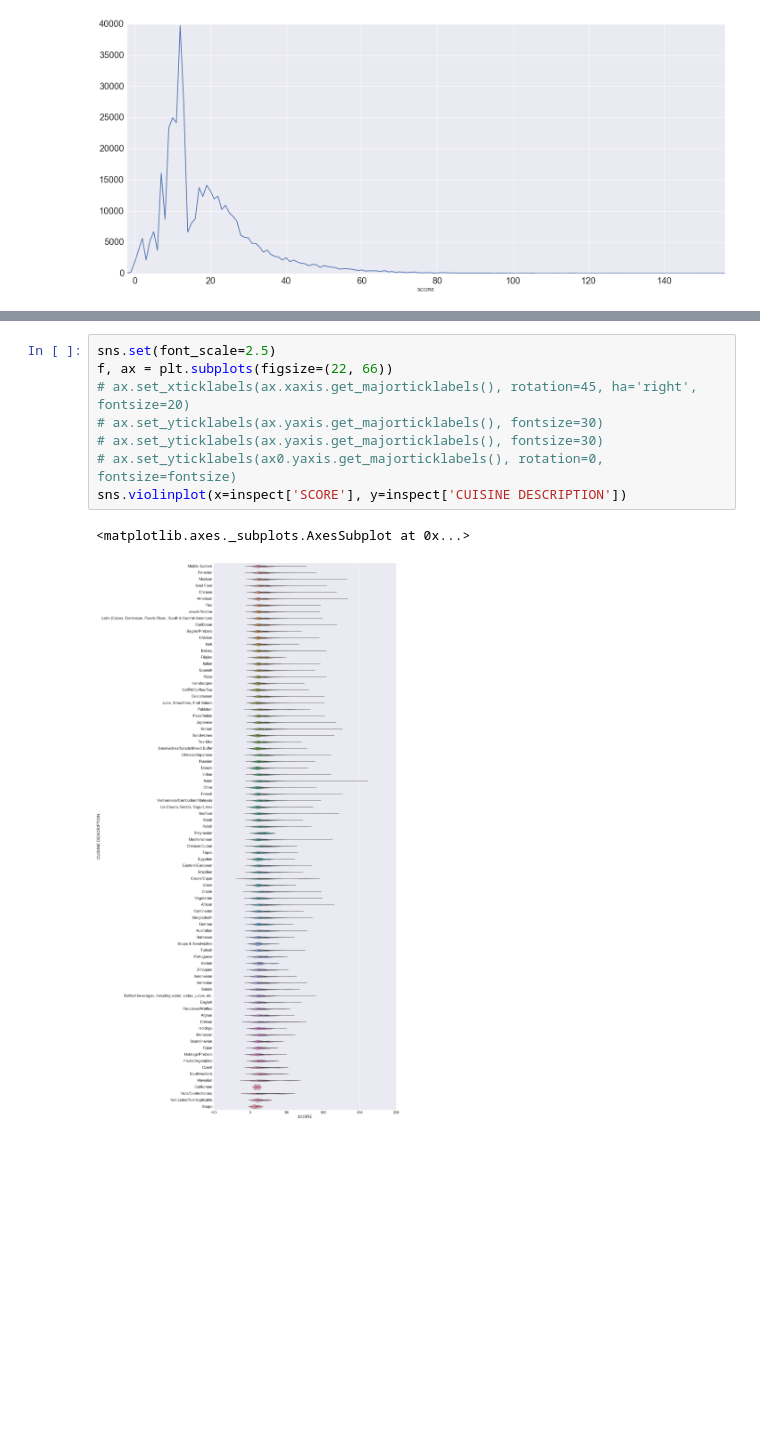
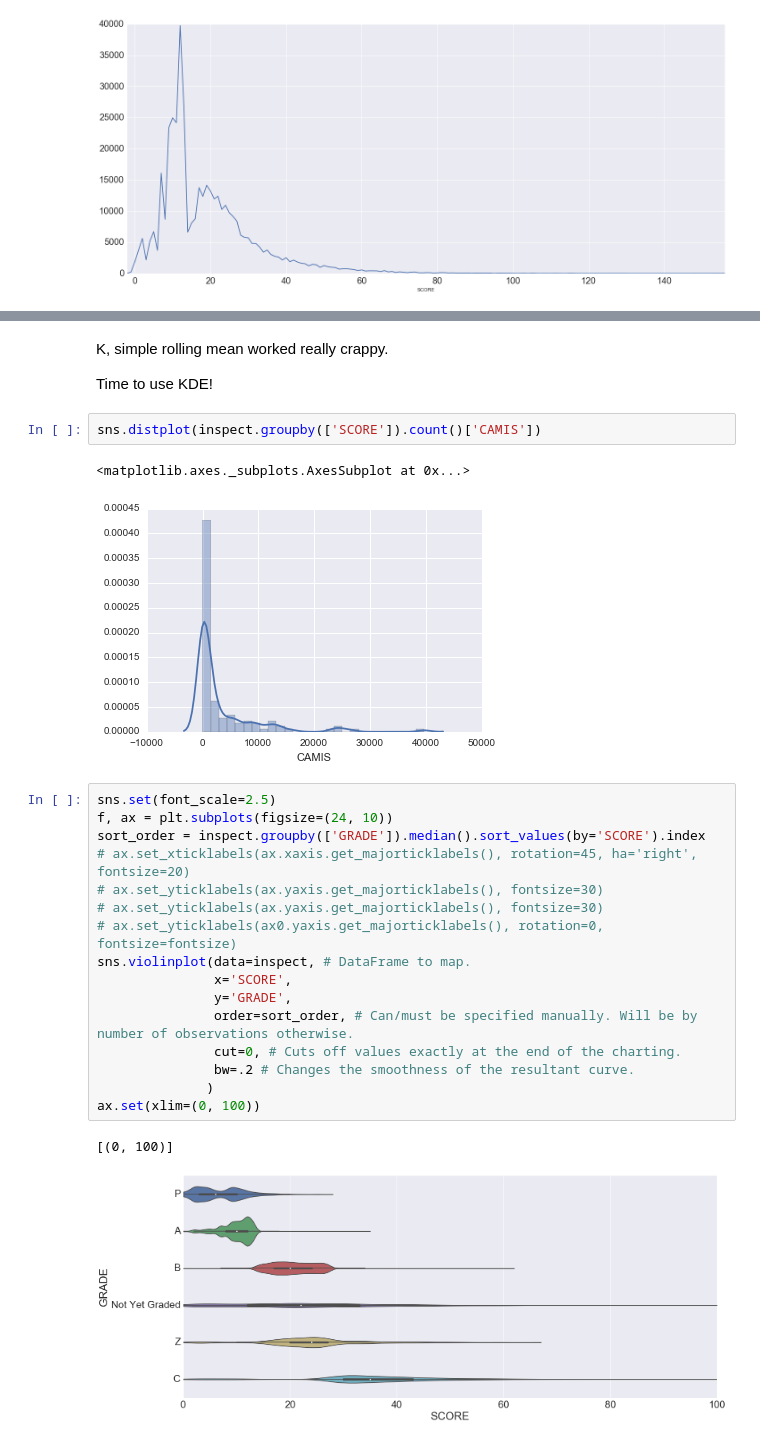
Before and after one commit to ResidentMario/nyc-health-inspections, a Jupyter notebook: seaborn_api_work.ipynb, the cells around one changed output, grey strips where cells are left out. Drawn from its saved outputs; the diff is of its cells as text; blank space fills up the shorter version.

```diff
--- a/seaborn_api_work.ipynb
+++ b/seaborn_api_work.ipynb
@@ -35,11 +44,28 @@ inspect.groupby(['SCORE']).count()['CAMIS'].plot(figsize=(24, 10), fontsize=20)
+# %% [markdown]
+K, simple rolling mean worked really crappy.
+
+Time to use KDE!
+# %%
+sns.distplot(inspect.groupby(['SCORE']).count()['CAMIS'])
+# %% [output]
+<matplotlib.axes._subplots.AxesSubplot at 0x...>
+[figure, added]
 # %%
 sns.set(font_scale=2.5)
-f, ax = plt.subplots(figsize=(22, 66))
+f, ax = plt.subplots(figsize=(24, 10))
+sort_order = inspect.groupby(['GRADE']).median().sort_values(by='SCORE').index
 # ax.set_xticklabels(ax.xaxis.get_majorticklabels(), rotation=45, ha='right', fontsize=20)
 # ax.set_yticklabels(ax.yaxis.get_majorticklabels(), fontsize=30)
 # ax.set_yticklabels(ax.yaxis.get_majorticklabels(), fontsize=30)
 # ax.set_yticklabels(ax0.yaxis.get_majorticklabels(), rotation=0, fontsize=fontsize)
-sns.violinplot(x=inspect['SCORE'], y=inspect['CUISINE DESCRIPTION'])
+sns.violinplot(data=inspect, # DataFrame to map.
+               x='SCORE',
+               y='GRADE',
+               order=sort_order, # Can/must be specified manually. Will be by number of observations otherwise.
+               cut=0, # Cuts off values exactly at the end of the charting.
+               bw=.2 # Changes the smoothness of the resultant curve.
+              )
+ax.set(xlim=(0, 100))
 # %% [output]
-<matplotlib.axes._subplots.AxesSubplot at 0x...>
+[(0, 100)]
-[figure, old version]
+[figure, new version]
```
Also changed, not shown: parts of 25 cells of this notebook, 1 other file.
